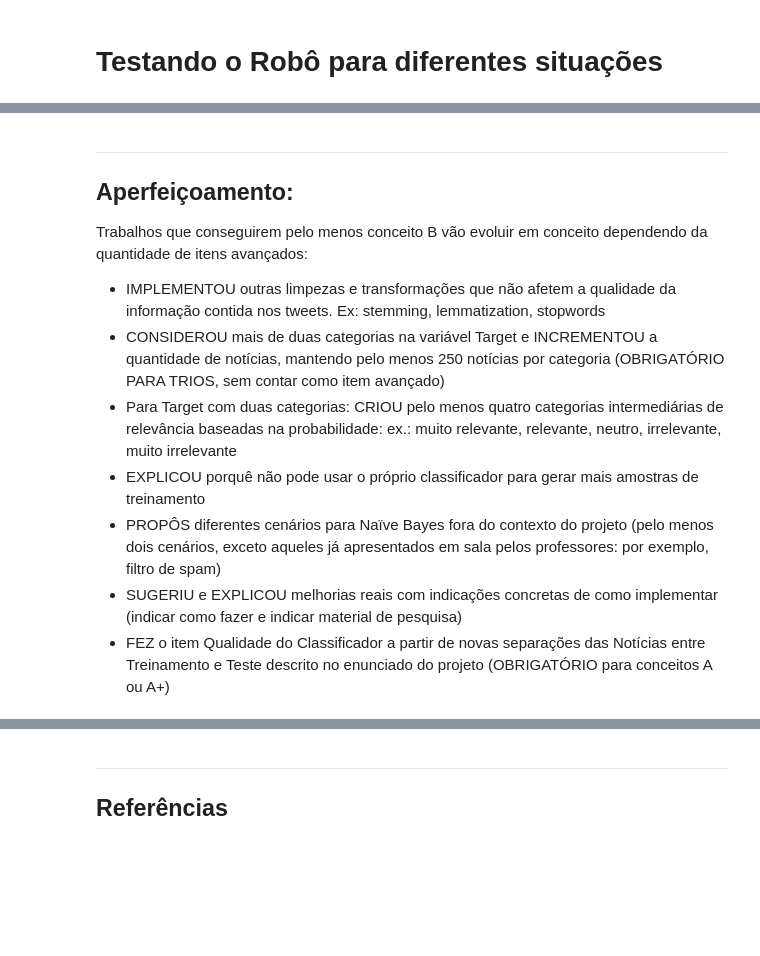
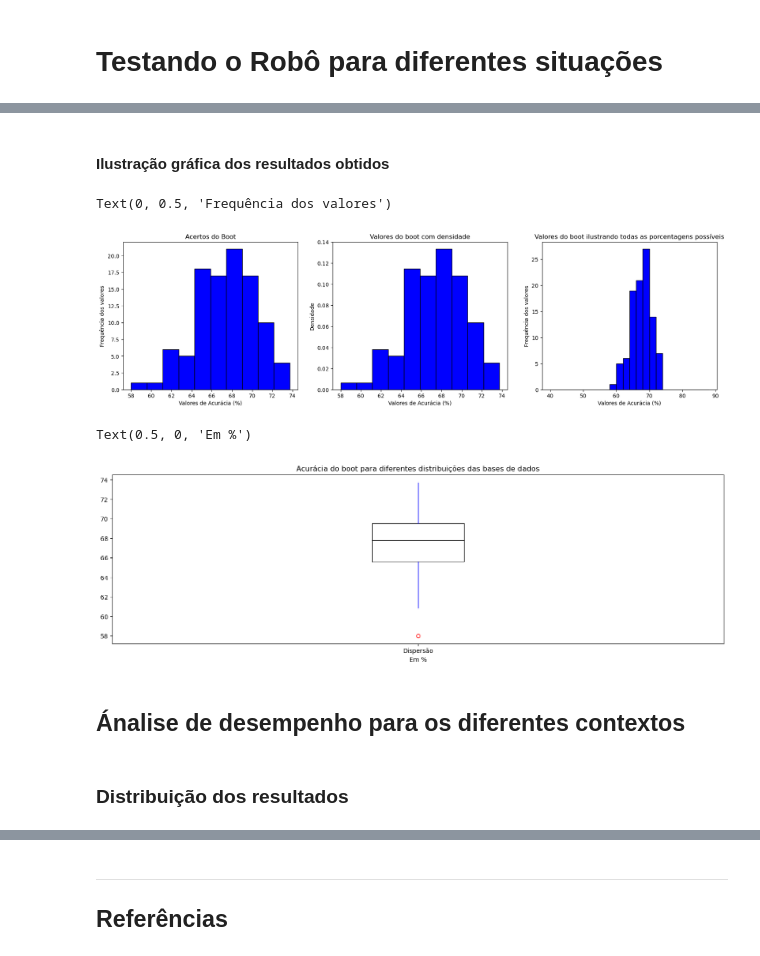
Before and after one commit to wellingtonrs07/Classificador-Naive-Bayes-Amazon, a Jupyter notebook: Código_Venâncio/Projeto1 Template (Venâncio).ipynb, the cells around one changed output, grey strips where cells are left out. Saved outputs shown, nothing was run; the diff lists cells and outputs as text; code cells hidden in the pictures; blank space fills up the shorter version.

```diff
--- a/Código_Venâncio/Projeto1 Template (Venâncio).ipynb
+++ b/Código_Venâncio/Projeto1 Template (Venâncio).ipynb
@@ -720,13 +842,48 @@ Caso for fazer esse item do Projeto
-# %% [markdown]
-___
-## Aperfeiçoamento:
-
-Trabalhos que conseguirem pelo menos conceito B vão evoluir em conceito dependendo da quantidade de itens avançados:
-
-* IMPLEMENTOU outras limpezas e transformações que não afetem a qualidade da informação contida nos tweets. Ex: stemming, lemmatization, stopwords
-* CONSIDEROU mais de duas categorias na variável Target e INCREMENTOU a quantidade de notícias, mantendo pelo menos 250 notícias por categoria (OBRIGATÓRIO PARA TRIOS, sem contar como item avançado)
-* Para Target com duas categorias: CRIOU pelo menos quatro categorias intermediárias de relevância baseadas na probabilidade: ex.: muito relevante, relevante, neutro, irrelevante, muito irrelevante
-* EXPLICOU porquê não pode usar o próprio classificador para gerar mais amostras de treinamento
-* PROPÔS diferentes cenários para Naïve Bayes fora do contexto do projeto (pelo menos dois cenários, exceto aqueles já apresentados em sala pelos professores: por exemplo, filtro de spam)
-* SUGERIU e EXPLICOU melhorias reais com indicações concretas de como implementar (indicar como fazer e indicar material de pesquisa)
-* FEZ o item Qualidade do Classificador a partir de novas separações das Notícias entre Treinamento e Teste descrito no enunciado do projeto (OBRIGATÓRIO para conceitos A ou A+)
+# %% [markdown]
+#### Ilustração gráfica dos resultados obtidos
+# %%
+
+
+faixas = range(40 , 90 , 2)
+plt.figure(figsize=(20,5))
+
+
+plt.subplot(131)
+plt.hist(resultados_boot , edgecolor='black' , color='Blue')
+plt.title('Acertos do Boot')
+plt.xlabel('Valores de Acurácia (%)')
+plt.ylabel('Frequência dos valores')
+
+plt.subplot(132)
+plt.hist(resultados_boot , edgecolor='black' , density=True , color='Blue')v
+plt.title('Valores do boot com densidade')
+plt.xlabel('Valores de Acurácia (%)')
+plt.ylabel('Densidade')
+
+plt.subplot(133)
+plt.hist(resultados_boot , edgecolor='black' ,  bins=faixas , color='Blue')
+plt.title('Valores do boot ilustrando todas as porcentagens possíveis')
+plt.xlabel('Valores de Acurácia (%)')
+plt.ylabel('Frequência dos valores')
+# %% [output]
+Text(0, 0.5, 'Frequência dos valores')
+[figure, added]
+# %%
+plt.figure(figsize=(18,5))
+
+plt.boxplot(resultados_boot, labels = ['Dispersão'],
+            boxprops=dict(color='black'),
+            medianprops=dict(color='black'),
+            capprops=dict(color='white'),
+            whiskerprops=dict(color='blue'),
+            flierprops=dict(color='blue', markeredgecolor='red')
+            )
+plt.title('Acurácia do boot para diferentes distribuições das bases de dados')
+plt.xlabel('Em %')
+# %% [output]
+Text(0.5, 0, 'Em %')
+[figure, added]
+# %% [markdown]
+## Ánalise de desempenho para os diferentes contextos
+# %% [markdown]
+### Distribuição dos resultados
```
Also changed, not shown: parts of 82 cells of this notebook.
